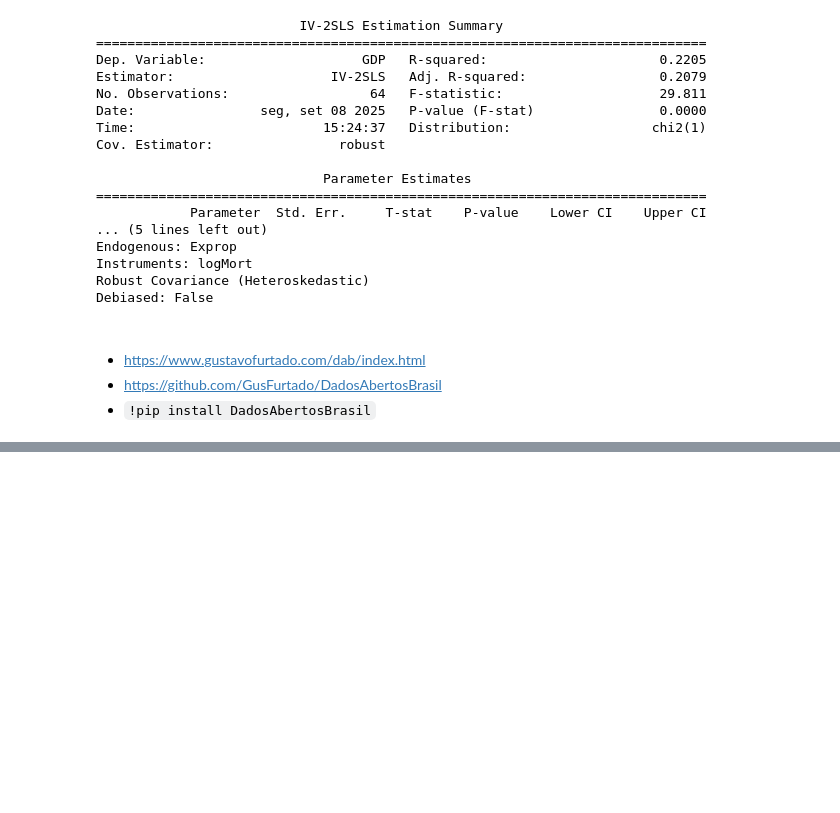
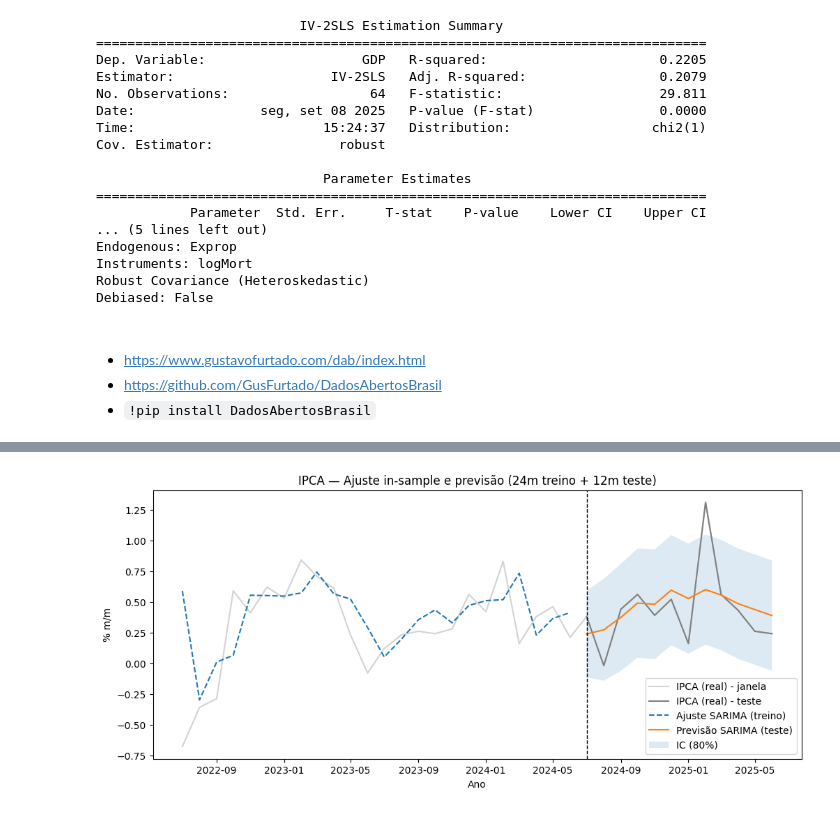
Before and after one commit to Daniel-Uhr/UFSC_2025, a Jupyter notebook: Seminario_2025_UFSC.ipynb, the cells around one changed output, grey strips where cells are left out. Cells and saved outputs as stored; diff of their text form; code cells hidden in the pictures; blank space fills up the shorter version.

```diff
--- a/Seminario_2025_UFSC.ipynb
+++ b/Seminario_2025_UFSC.ipynb
@@ -1179,0 +1417,54 @@ ModuleNotFoundError: No module named 'DadosAbertosBrasil'
+# %%
+import pandas as pd
+import matplotlib.pyplot as plt
+import statsmodels.api as sm
+
+# --- reusa: y, train, test, N_TEST já definidos ---
+
+# 1) Ajuste com parâmetros do auto_arima
+mod = sm.tsa.SARIMAX(train,
+                     order=(1,0,0),
+                     seasonal_order=(1,0,1,12),
+                     trend="c")   # intercepto
+res = mod.fit(disp=False)
+
+# 2) Ajuste in-sample (treino) e previsão out-of-sample (teste)
+fit_in  = res.get_prediction(start=train.index[0], end=train.index[-1], dynamic=False).predicted_mean
+fc_obj  = res.get_forecast(steps=N_TEST)
+pred    = fc_obj.predicted_mean.copy()
+ci      = fc_obj.conf_int(alpha=0.2).copy()
+
+# alinhar índices da previsão ao período de teste
+pred.index = test.index
+ci.index   = test.index
+
+# 3) Janela: 24 meses de treino + 12 meses de teste
+window_start = test.index[0] - pd.DateOffset(months=24)
+y_win   = y.loc[window_start:]
+fit_win = fit_in.loc[window_start:]  # só a parte final do ajuste no treino
+
+# 4) Plot
+plt.figure(figsize=(12,5))
+
+# Série real (janela) em cinza claro + real do teste em cinza médio
+plt.plot(y_win, color="lightgray", label="IPCA (real) - janela")
+plt.plot(test,  color="gray",      label="IPCA (real) - teste")
+
+# Ajuste no treino (tracejado) e previsão no teste (sólido)
+plt.plot(fit_win, linestyle="--", label="Ajuste SARIMA (treino)")
+plt.plot(pred,                  label="Previsão SARIMA (teste)")
+
+# Intervalo de confiança apenas no teste
+lower = ci.min(axis=1); upper = ci.max(axis=1)
+plt.fill_between(ci.index, lower, upper, alpha=0.15, label="IC (80%)")
+
+# Linha vertical no início do teste
+corte = test.index[0]
+plt.axvline(corte, color="black", linestyle="--", linewidth=1)
+
+plt.title("IPCA — Ajuste in-sample e previsão (24m treino + 12m teste)")
+plt.xlabel("Ano"); plt.ylabel("% m/m")
+plt.legend()
+plt.show()
+# %% [output]
+[figure, added]
```
Also changed, not shown: parts of 25 cells of this notebook.
